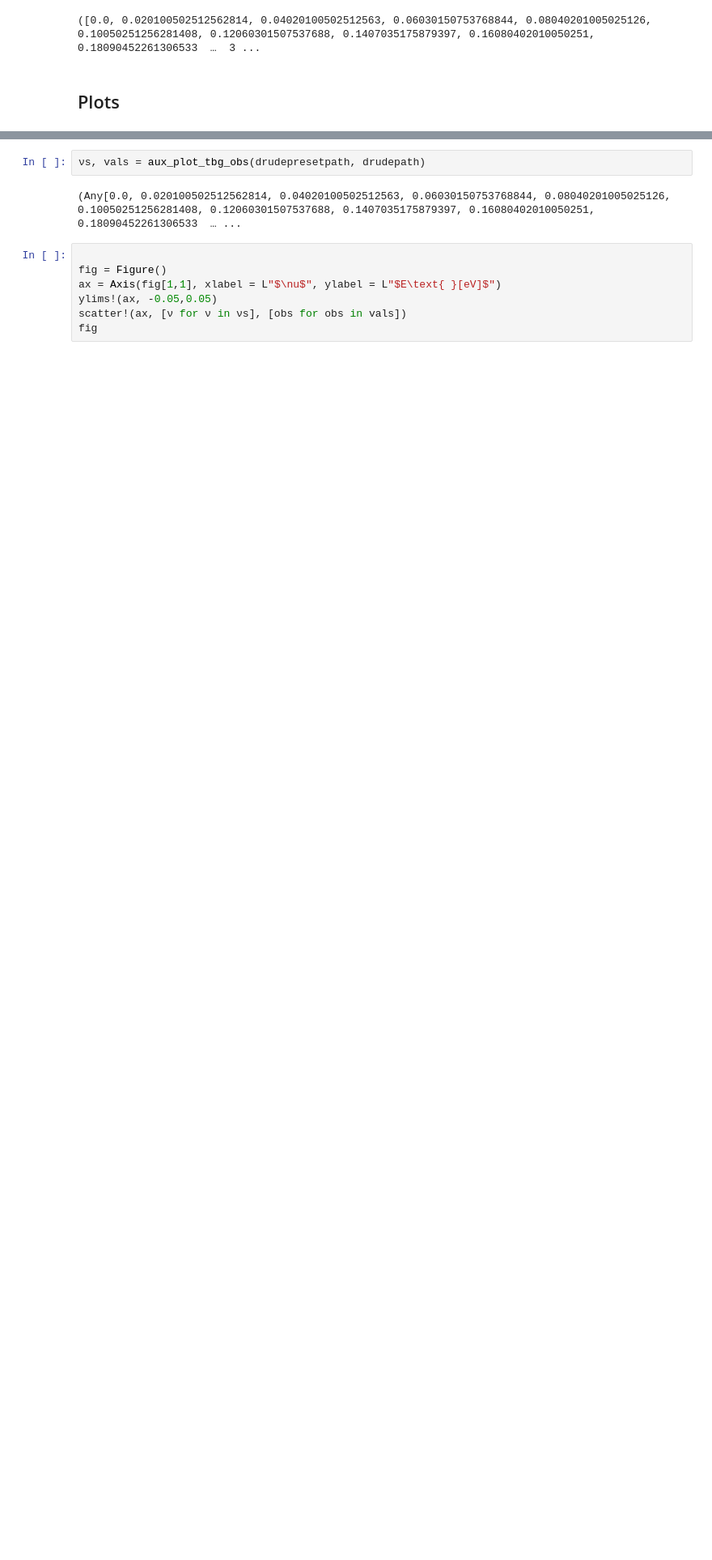
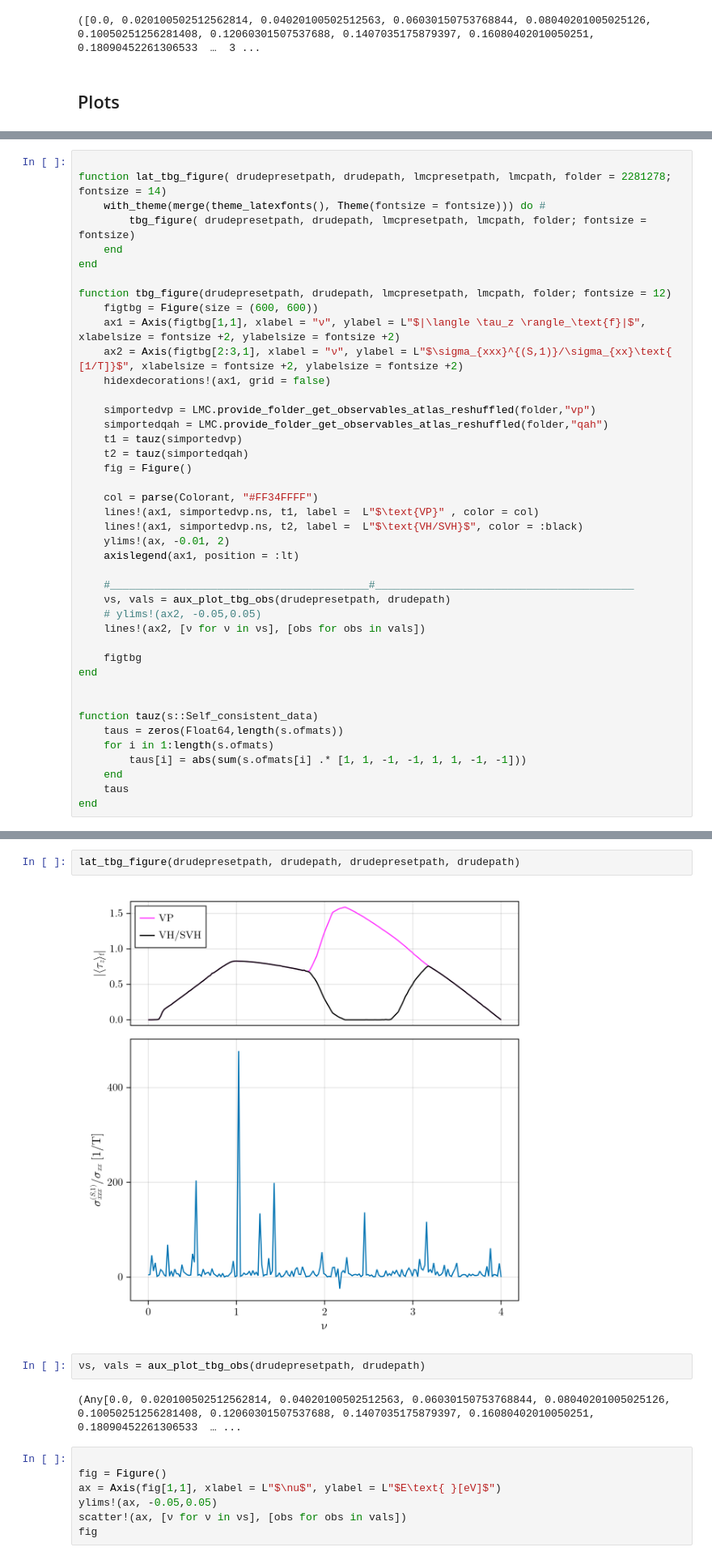
Before and after one commit to fernandopenaranda/LMC, a Jupyter notebook: src/Paper/Figure_TBG.ipynb, the cells around one changed output, grey strips where cells are left out. Shown at 81% size. Drawn from its saved outputs; the diff is of its cells as text; blank space fills up the shorter version.

```diff
--- a/src/Paper/Figure_TBG.ipynb
+++ b/src/Paper/Figure_TBG.ipynb
@@ -115,0 +101,42 @@ using CairoMakie, LaTeXStrings, JLD2
+# %%
+
+function lat_tbg_figure( drudepresetpath, drudepath, lmcpresetpath, lmcpath, folder = 2281278; fontsize = 14)
+    with_theme(merge(theme_latexfonts(), Theme(fontsize = fontsize))) do #
+        tbg_figure( drudepresetpath, drudepath, lmcpresetpath, lmcpath, folder; fontsize = fontsize)
+    end
+end
+
+function tbg_figure(drudepresetpath, drudepath, lmcpresetpath, lmcpath, folder; fontsize = 12)
+    figtbg = Figure(size = (600, 600))
+    ax1 = Axis(figtbg[1,1], xlabel = "ν", ylabel = L"$|\langle \tau_z \rangle_\text{f}|$", xlabelsize = fontsize +2, ylabelsize = fontsize +2)
+    ax2 = Axis(figtbg[2:3,1], xlabel = "ν", ylabel = L"$\sigma_{xxx}^{(S,1)}/\sigma_{xx}\text{ [1/T]}$", xlabelsize = fontsize +2, ylabelsize = fontsize +2)
+    hidexdecorations!(ax1, grid = false)
+
+    simportedvp = LMC.provide_folder_get_observables_atlas_reshuffled(folder,"vp")
+    simportedqah = LMC.provide_folder_get_observables_atlas_reshuffled(folder,"qah")
+    t1 = tauz(simportedvp)
+    t2 = tauz(simportedqah)
+    fig = Figure()
+
+    col = parse(Colorant, "#FF34FFFF")
+    lines!(ax1, simportedvp.ns, t1, label =  L"$\text{VP}" , color = col)
+    lines!(ax1, simportedvp.ns, t2, label =  L"$\text{VH/SVH}$", color = :black)
+    ylims!(ax, -0.01, 2)
+    axislegend(ax1, position = :lt)
+
+    #_________________________________________#_________________________________________
+    νs, vals = aux_plot_tbg_obs(drudepresetpath, drudepath)
+    # ylims!(ax2, -0.05,0.05)
+    lines!(ax2, [ν for ν in νs], [obs for obs in vals])
+
+    figtbg
+end
+
+
+function tauz(s::Self_consistent_data)
+    taus = zeros(Float64,length(s.ofmats))
+    for i in 1:length(s.ofmats)
+        taus[i] = abs(sum(s.ofmats[i] .* [1, 1, -1, -1, 1, 1, -1, -1]))
+    end
+    taus
+end
@@ -116,3 +145,7 @@ using CairoMakie, LaTeXStrings, JLD2
+# %%
+lat_tbg_figure(drudepresetpath, drudepath, drudepresetpath, drudepath)
+# %% [output]
+[figure, added]
 # %%
 νs, vals = aux_plot_tbg_obs(drudepresetpath, drudepath)
 # %% [output]
```
Also changed, not shown: parts of 14 cells of this notebook, 26 other files.
